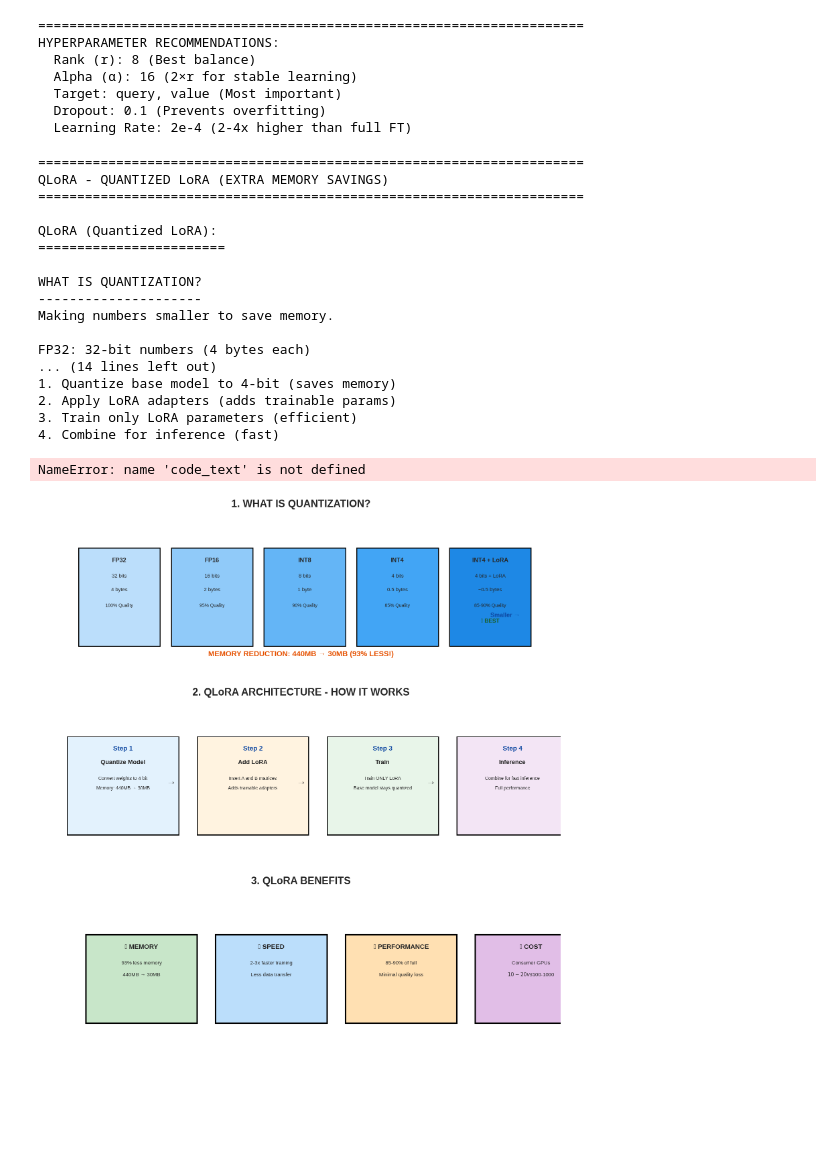
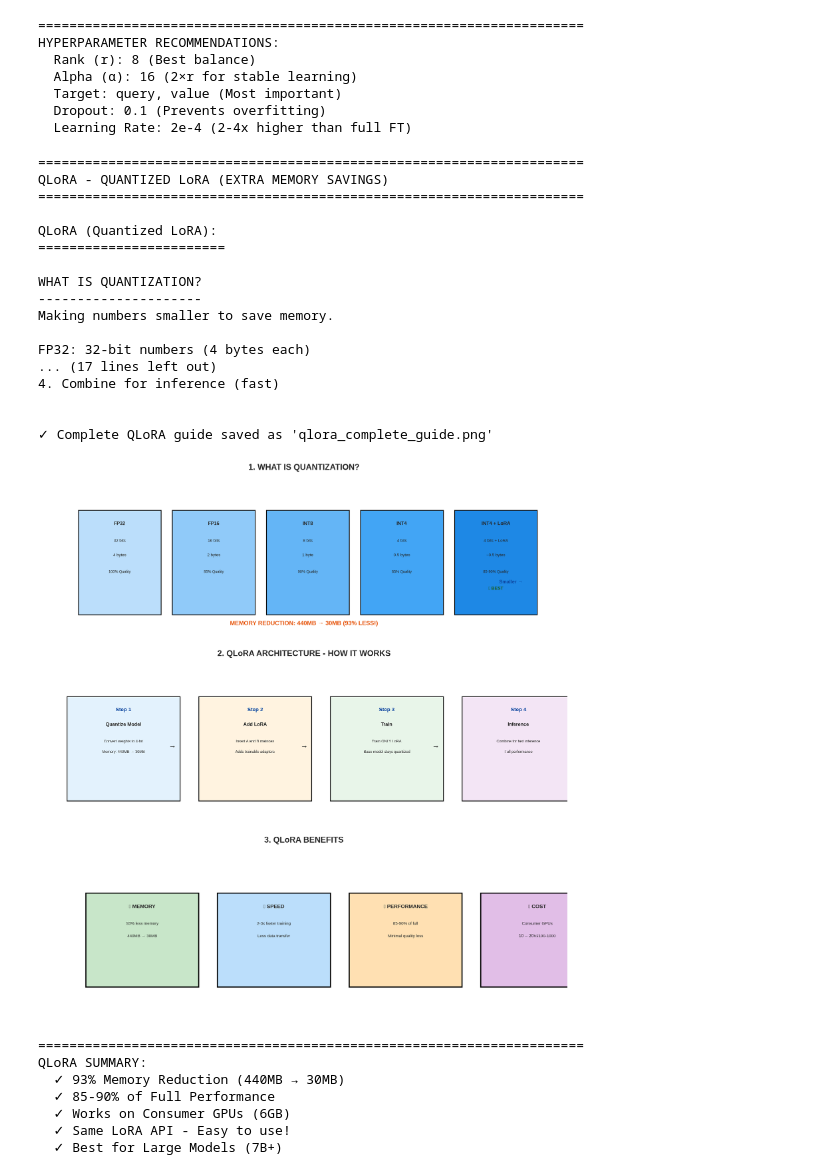
Before and after one commit to SANAULLAH-AI/Tech-Prime-Intern, a Jupyter notebook: Week6/fine-tuning-transfer-learning.ipynb, the cells around one changed output. Drawn from its saved outputs; the diff is of its cells as text; code cells hidden in the pictures; blank space fills up the shorter version.

```diff
--- a/Week6/fine-tuning-transfer-learning.ipynb
+++ b/Week6/fine-tuning-transfer-learning.ipynb
@@ -3362,41 +3362,45 @@ for benefit, desc, color, xpos in benefits:
 
 
 
-ax4.text(7, 3.8, code_text, fontsize=10, ha='center', va='center',
-         fontfamily='monospace', color='#A5D6A7', linespacing=1.6)
 
 plt.tight_layout()
 plt.savefig('qlora_complete_guide.png', dpi=300, bbox_inches='tight')
 print("\n✓ Complete QLoRA guide saved as 'qlora_complete_guide.png'")
 plt.show()
 
 print("\n" + "="*70)
 print("QLoRA SUMMARY:")
 print("  ✓ 93% Memory Reduction (440MB → 30MB)")
 print("  ✓ 85-90% of Full Performance")
 print("  ✓ Works on Consumer GPUs (6GB)")
 print("  ✓ Same LoRA API - Easy to use!")
 print("  ✓ Best for Large Models (7B+)")
 # %% [output]
 ======================================================================
 QLoRA - QUANTIZED LoRA (EXTRA MEMORY SAVINGS)
 ======================================================================
 
 QLoRA (Quantized LoRA):
 ========================
 
 WHAT IS QUANTIZATION?
 ---------------------
 Making numbers smaller to save memory.
 
 FP32: 32-bit numbers (4 bytes each)
-... (14 lines left out)
-1. Quantize base model to 4-bit (saves memory)
-2. Apply LoRA adapters (adds trainable params)
-3. Train only LoRA parameters (efficient)
+... (17 lines left out)
 4. Combine for inference (fast)
+
+
+✓ Complete QLoRA guide saved as 'qlora_complete_guide.png'
+[figure, new version]
-NameError: name 'code_text' is not defined
+======================================================================
+QLoRA SUMMARY:
+  ✓ 93% Memory Reduction (440MB → 30MB)
+  ✓ 85-90% of Full Performance
+  ✓ Works on Consumer GPUs (6GB)
+  ✓ Same LoRA API - Easy to use!
+  ✓ Best for Large Models (7B+)
-[figure, old version]
 # %%
 # ============================================
 # CELL 8F: LoRA TRAINING PROCESS - STEP BY STEP (FIXED)
```
Also changed, not shown: parts of 8 cells of this notebook.
